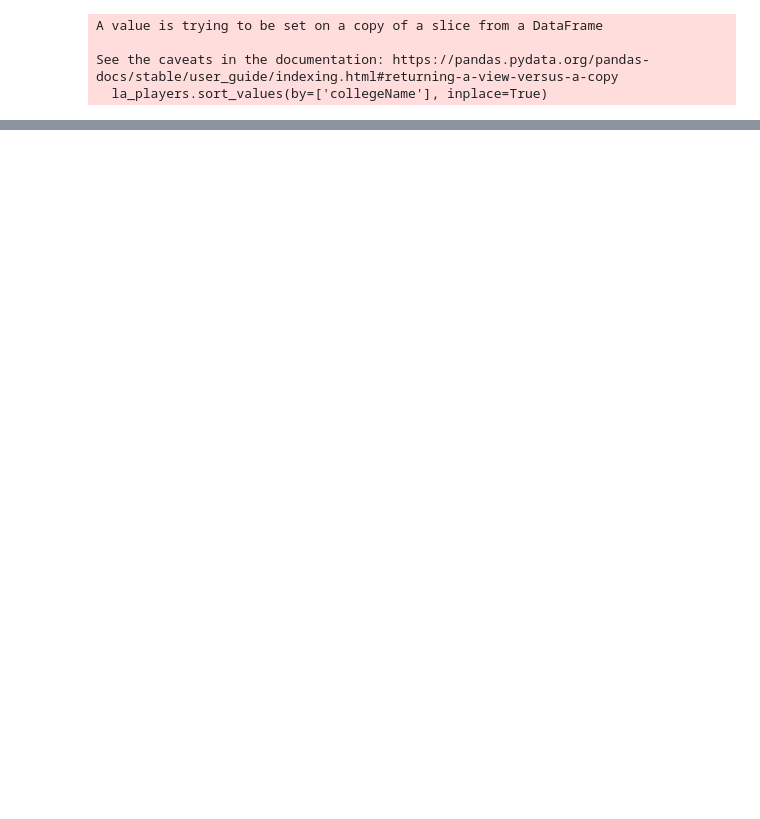
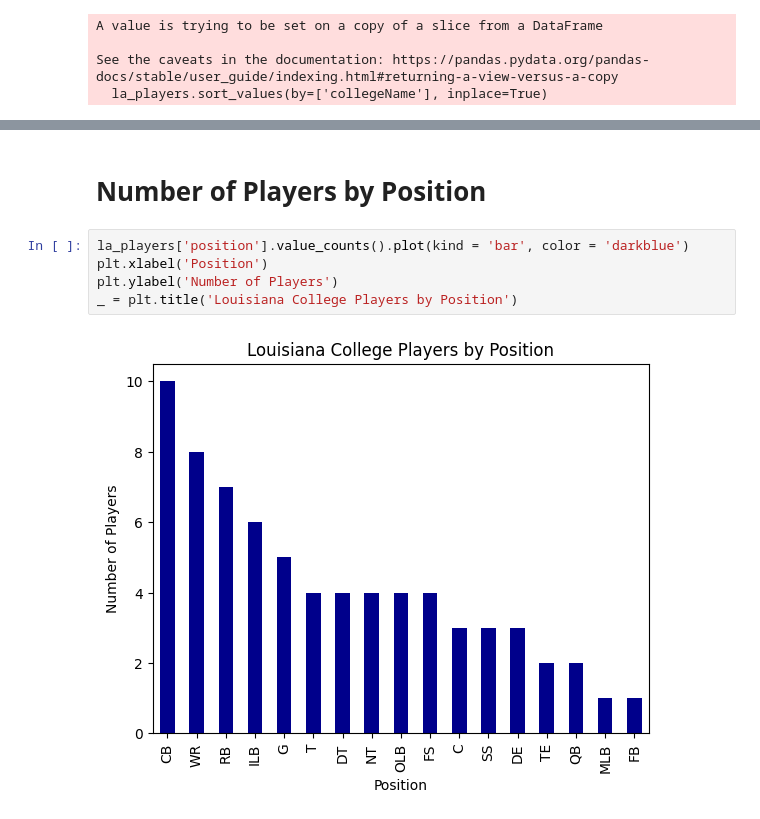
Before and after one commit to b1k-00/la_Players, a Jupyter notebook: NFL_BDB.ipynb, the cells around one changed output, grey strips where cells are left out. Cells and saved outputs as stored; diff of their text form; blank space fills up the shorter version.

Commit message:
Updated with more visuals to help aid

```diff
--- a/NFL_BDB.ipynb
+++ b/NFL_BDB.ipynb
@@ -153,3 +153,12 @@ la_players.head()
 | 268 | 42654 | 6-4 | 320 | 1993-07-26 | Louisiana State | T | La'el Collins |
 | 27 | 37078 | 6-1 | 203 | 1990-07-11 | Louisiana State | CB | Patrick Peterson |
+# %% [markdown]
+# Number of Players by Position
+# %%
+la_players['position'].value_counts().plot(kind = 'bar', color = 'darkblue')
+plt.xlabel('Position')
+plt.ylabel('Number of Players')
+_ = plt.title('Louisiana College Players by Position')
+# %% [output]
+[figure, added]
 # %%
```
Also changed, not shown: parts of 9 cells of this notebook.
